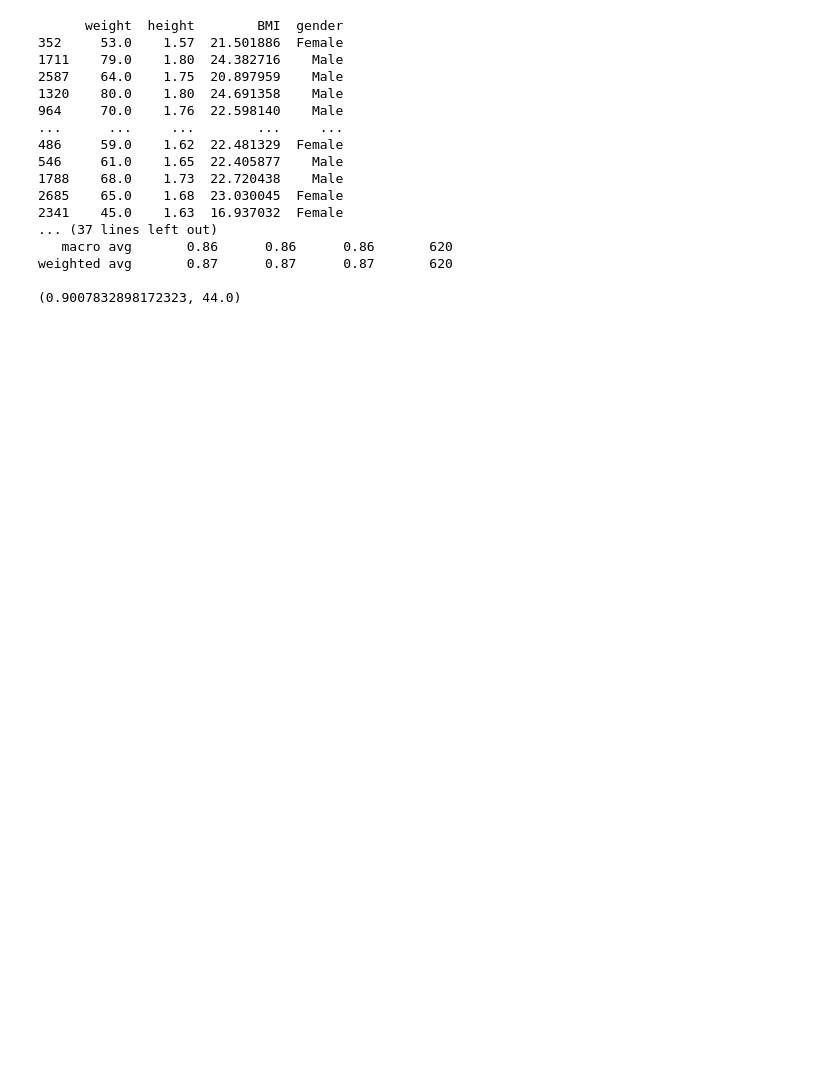
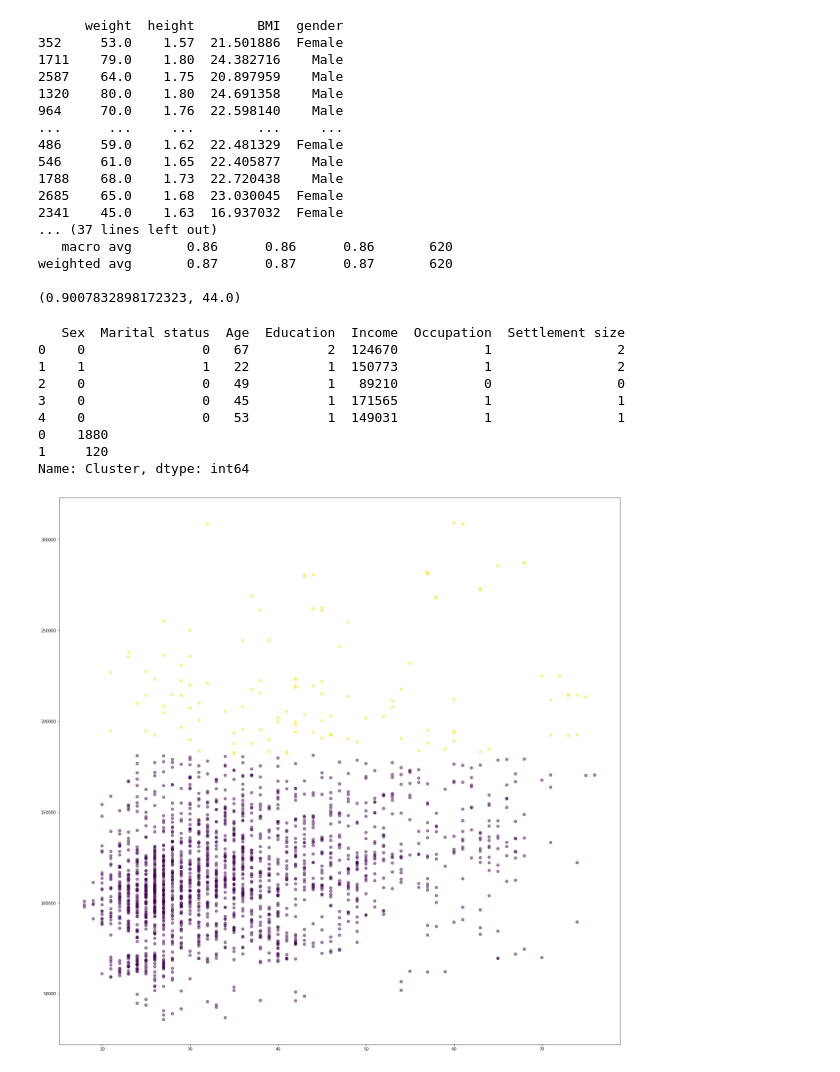
Before and after one commit to fearyt98/Python-Homework, a Jupyter notebook: Season2/Homework_L2_S2.ipynb, the cells around one changed output. Saved outputs shown, nothing was run; the diff lists cells and outputs as text; code cells hidden in the pictures; blank space fills up the shorter version.

```diff
--- a/Season2/Homework_L2_S2.ipynb
+++ b/Season2/Homework_L2_S2.ipynb
@@ -77,10 +77,59 @@ print(show_data_model_info(model, X_test, Y_test))
 weighted avg       0.87      0.87      0.87       620
 
 (0.9007832898172323, 44.0)
-# %%
-def load_data(data_frame, math_expect_m, cov_m, weight_m):
-    pass
-def EM(X, num_clusters, epsilon = 1e-2, update_prior = True, max_iter = 100000):
-    pass
-def clusters_show(num_clusters, data_frame):
-    pass
+# %%
+import pandas as pd
+import numpy as np
+import matplotlib.pyplot as plt
+import seaborn as sn
+from sklearn.cluster import MeanShift, estimate_bandwidth
+from sklearn import preprocessing
+
+# Source dataset: https://www.kaggle.com/dev0914sharma/customer-clustering?select=segmentation+data.csv
+
+def load_data(data_path):
+    f = os.path.join(str(data_path))
+    df = pd.read_csv(f).dropna()
+    df.drop_duplicates(subset=['ID'])
+    if {'ID'}.issubset(df.columns):
+        df.drop(['ID'], axis=1, inplace=True)
+    print(df.head())
+    return df
+
+def meanshift_execute(data_frame, bandwidth = 0, max_iter = 300, quantile=0.3):
+    data_list = data_frame.values.tolist()
+    if bandwidth == 0 or bandwidth < 0:
+        bandwidth = estimate_bandwidth(data_list, quantile=quantile)
+    meanshift_clusters = MeanShift(bandwidth = bandwidth, cluster_all=True, max_iter = max_iter).fit(data_list)
+    return meanshift_clusters
+
+def clusters_show(data_frame):
+    plt.figure(figsize=(25, 25))
+    plt.scatter(data_frame['Age'], data_frame['Income'], c=data_frame['Cluster'], s=50, alpha=0.5)
+    plt.show()
+
+def clusters_show3d(data_frame):
+    fig = plt.figure(figsize=(25, 25))
+    ax = fig.add_subplot(projection='3d')
+    ax.scatter(data_frame['Age'], data_frame['Marital status'], data_frame['Income'], c=data_frame['Cluster'], s=50, alpha=0.5)
+    plt.show()
+
+
+PATH_DATA = "../DataForTrainingTasks/segmentation_data.csv"
+df = load_data(PATH_DATA)
+meanshift_clusters = meanshift_execute(df, 0, 300)
+df['Cluster'] = meanshift_clusters.labels_
+print(df['Cluster'].value_counts())
+clusters_show(df)
+clusters_show3d(df)
+# %% [output]
+   Sex  Marital status  Age  Education  Income  Occupation  Settlement size
+0    0               0   67          2  124670           1                2
+1    1               1   22          1  150773           1                2
+2    0               0   49          1   89210           0                0
+3    0               0   45          1  171565           1                1
+4    0               0   53          1  149031           1                1
+0    1880
+1     120
+Name: Cluster, dtype: int64
+[figure, added]
```
Also changed, not shown: parts of 2 cells of this notebook, 1 other file.
